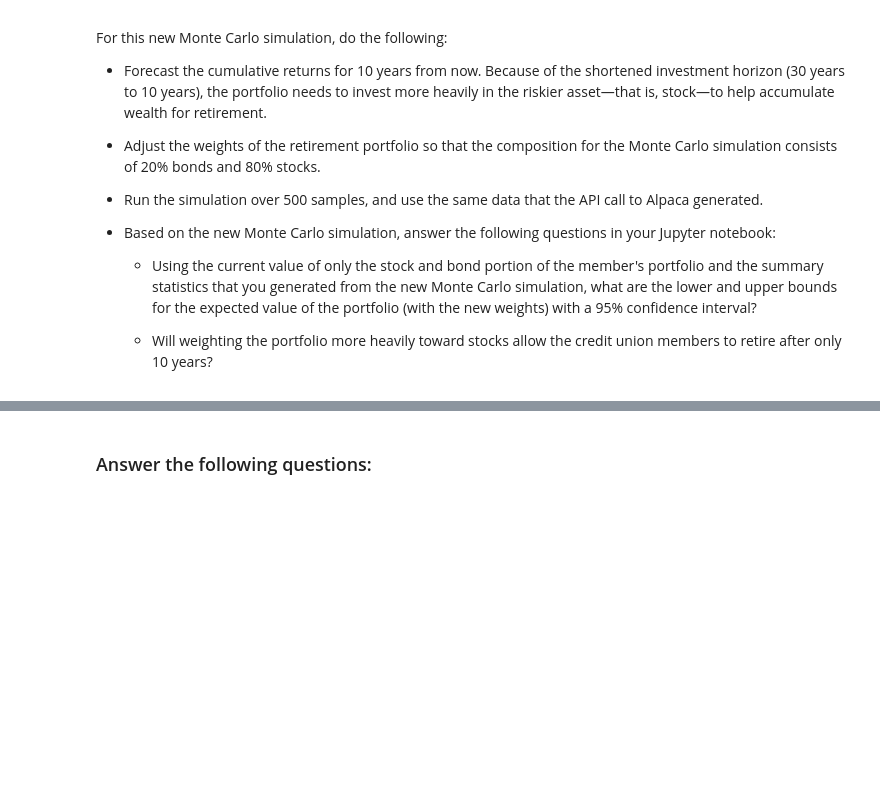
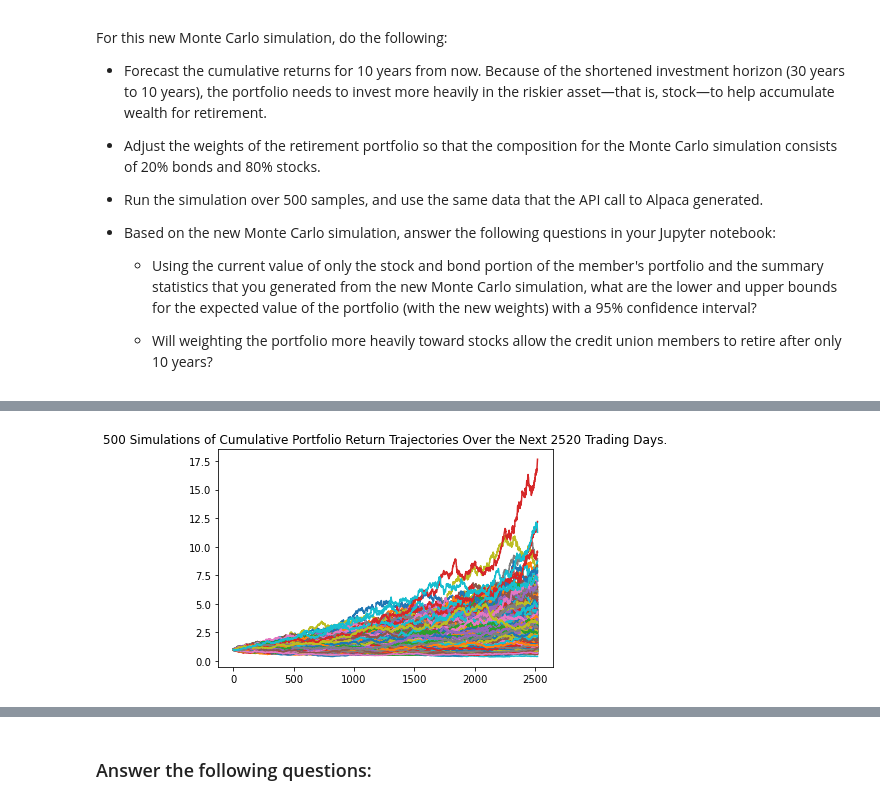
Before and after one commit to jkang1990amg/Challenge_5_Financial_Planner, a Jupyter notebook: Financial_Planner/financial_planning_tools.ipynb, the cells around one changed output, grey strips where cells are left out. Saved outputs shown, nothing was run; the diff lists cells and outputs as text; code cells hidden in the pictures; blank space fills up the shorter version.

```diff
--- a/Financial_Planner/financial_planning_tools.ipynb
+++ b/Financial_Planner/financial_planning_tools.ipynb
@@ -511,7 +590,12 @@ For this new Monte Carlo simulation, do the following:
 # Configure a Monte Carlo simulation to forecast 10 years cumulative returns
 # The weights should be split 20% to AGG and 80% to SPY.
 # Run 500 samples.
-# YOUR CODE HERE
+MC_ten_year_SPY_AGG_data = MCSimulation(
+    portfolio_data = three_year_SPY_AGG_data_df,
+    weights = [.80,.20],
+    num_simulation = 500,
+    num_trading_days = 252*10
+)
 
 # Review the simulation input data
-# YOUR CODE HERE
+MC_ten_year_SPY_AGG_data.portfolio_data.head()
@@ -521,7 +638,9 @@ For this new Monte Carlo simulation, do the following:
 # %%
 # Visualize the 10-year Monte Carlo simulation by creating an
 # overlay line plot
-# YOUR CODE HERE
+MC_ten_year_SPY_AGG_data_plot = MC_ten_year_SPY_AGG_data.plot_simulation()
+# %% [output]
+[figure, added]
 # %%
 # Visualize the probability distribution of the 10-year Monte Carlo simulation
 # by plotting a histogram
```
Also changed, not shown: parts of 36 cells of this notebook.
